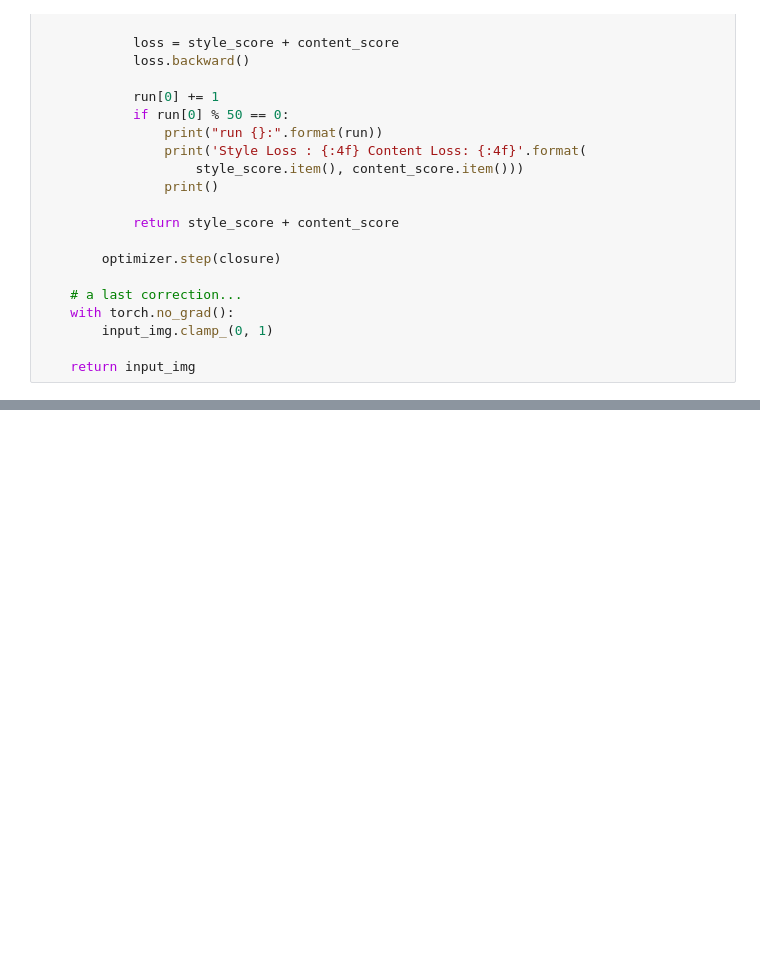
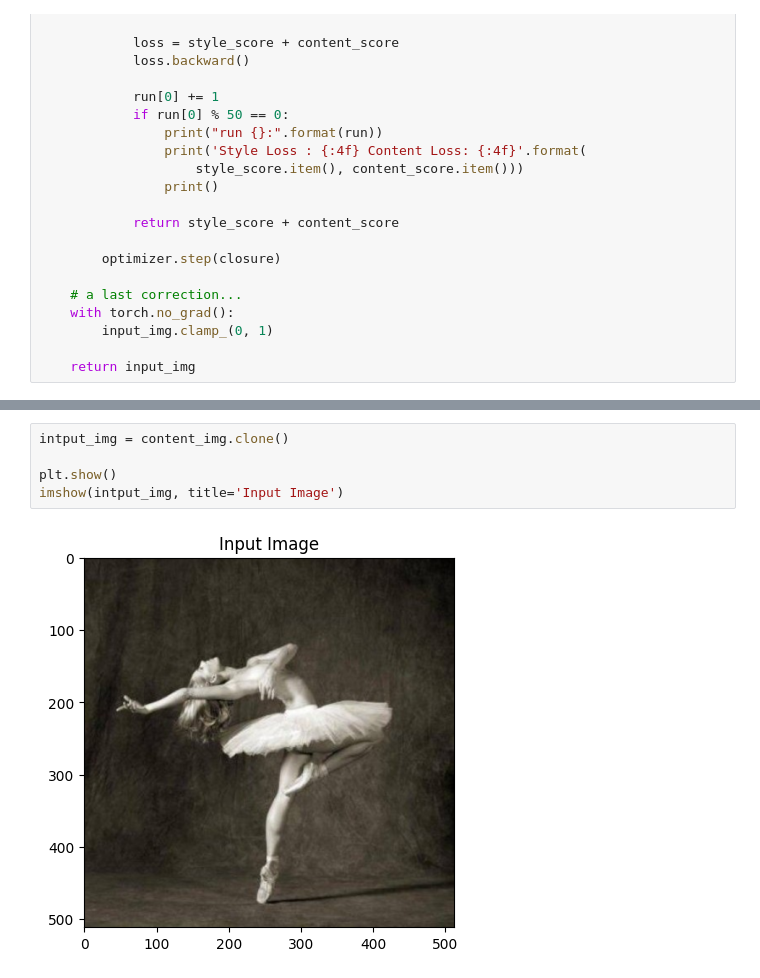
Before and after one commit to dmytro-omelian/ideation, a Jupyter notebook: ideation-api/notebooks/style_transfer_with_sam.ipynb, the cells around one changed output, grey strips where cells are left out. Drawn from its saved outputs; the diff is of its cells as text; blank space fills up the shorter version.

```diff
--- a/ideation-api/notebooks/style_transfer_with_sam.ipynb
+++ b/ideation-api/notebooks/style_transfer_with_sam.ipynb
@@ -529,5 +530,12 @@ torch.Size([1, 3, 128, 128])
 torch.Size([1, 3, 128, 128])
 (444, 444)
+# %%
+intput_img = content_img.clone()
+
+plt.show()
+imshow(intput_img, title='Input Image')
+# %% [output]
+[figure, added]
 # %%
 import torch
 import numpy as np
```
Also changed, not shown: parts of 15 cells of this notebook, 4 other files.
